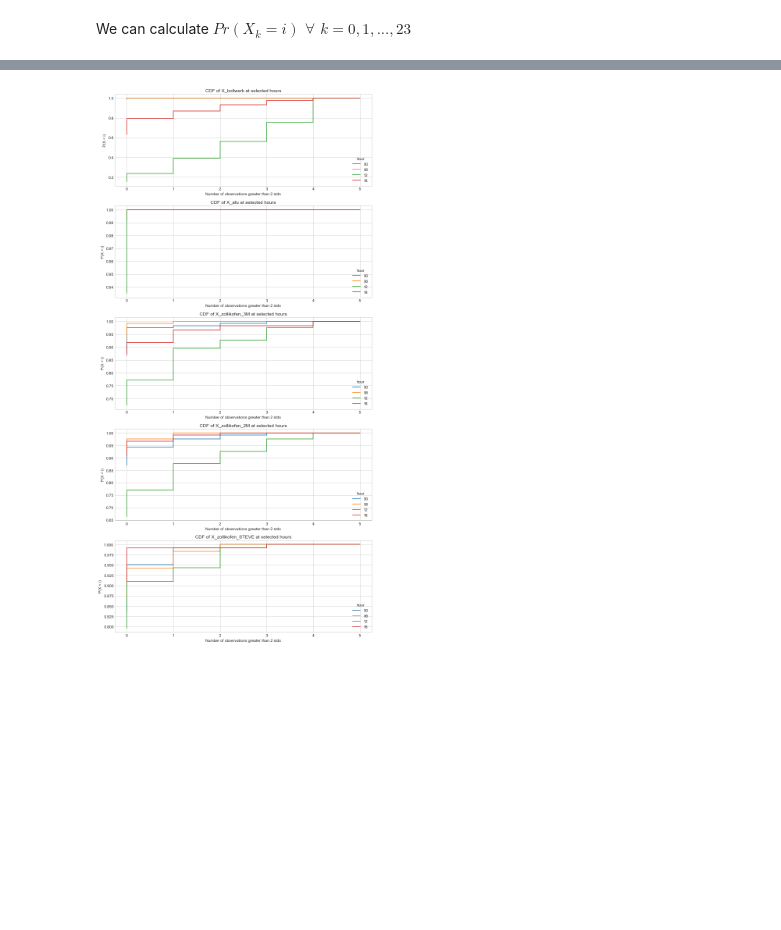
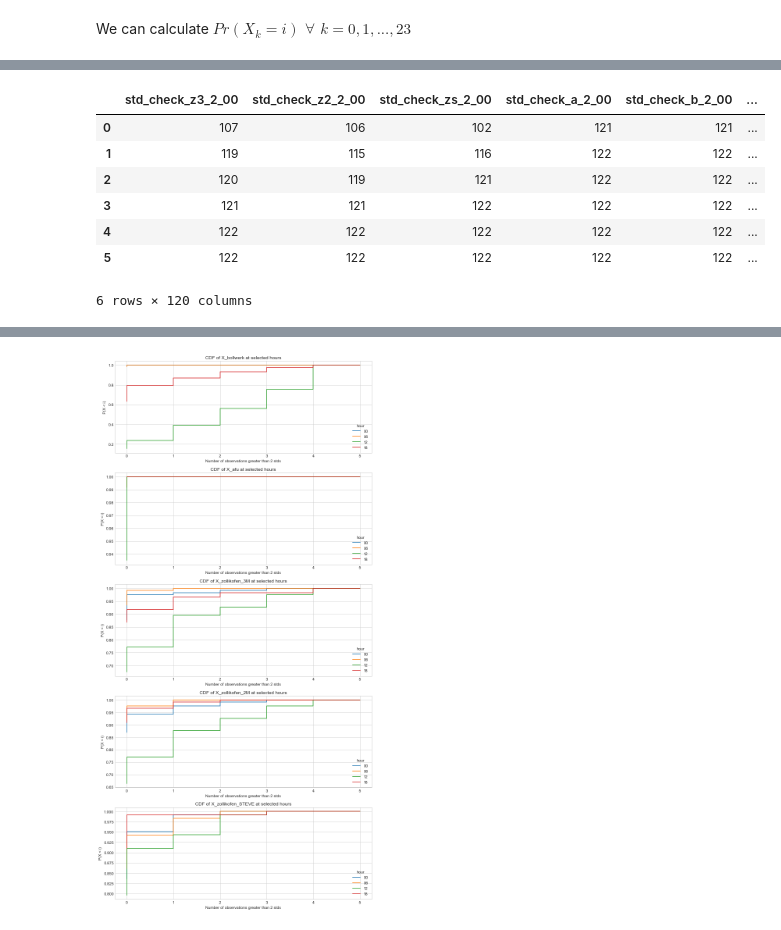
Before and after one commit to thorerismann/btemps, a Jupyter notebook: notebooks/exploratory/classes-4-differences.ipynb, the cells around one changed output, grey strips where cells are left out. Drawn from its saved outputs; the diff is of its cells as text; code cells hidden in the pictures; blank space fills up the shorter version.

```diff
--- a/notebooks/exploratory/classes-4-differences.ipynb
+++ b/notebooks/exploratory/classes-4-differences.ipynb
@@ -438,17 +460,22 @@ for i in new_.columns:
 df = pd.concat(mylist,axis = 1)
 
 def get_prob(x,i):
-    key = i[:17]
     if 'b' in key:
-        key = key[:-1]
+        pass
+        #key = key[]
     if 'a' in key:
-        key = key[:-1]
-    data = x/lengths[key]
+        pass
+        #key = key[
+    data = x/lengths[i]
     return data
-
-cols = [x for x in new_.columns if 'cumsum' in x]
-mylist = []
-for i in cols:
-    df = new_[i].apply(lambda x: get_prob(x,i))
-    mylist.append(df)
-df = pd.concat(mylist,axis = 1)
+# %%
+df
+# %% [output]
+|  | std_check_z3_2_00 | std_check_z2_2_00 | std_check_zs_2_00 | std_check_a_2_00 | std_check_b_2_00 | ... |
+| 0 | 107 | 106 | 102 | 121 | 121 | ... |
+| 1 | 119 | 115 | 116 | 122 | 122 | ... |
+| 2 | 120 | 119 | 121 | 122 | 122 | ... |
+| 3 | 121 | 121 | 122 | 122 | 122 | ... |
+| 4 | 122 | 122 | 122 | 122 | 122 | ... |
+| 5 | 122 | 122 | 122 | 122 | 122 | ... |
+6 rows × 120 columns
```
Also changed, not shown: parts of 7 cells of this notebook, 20 other files.
